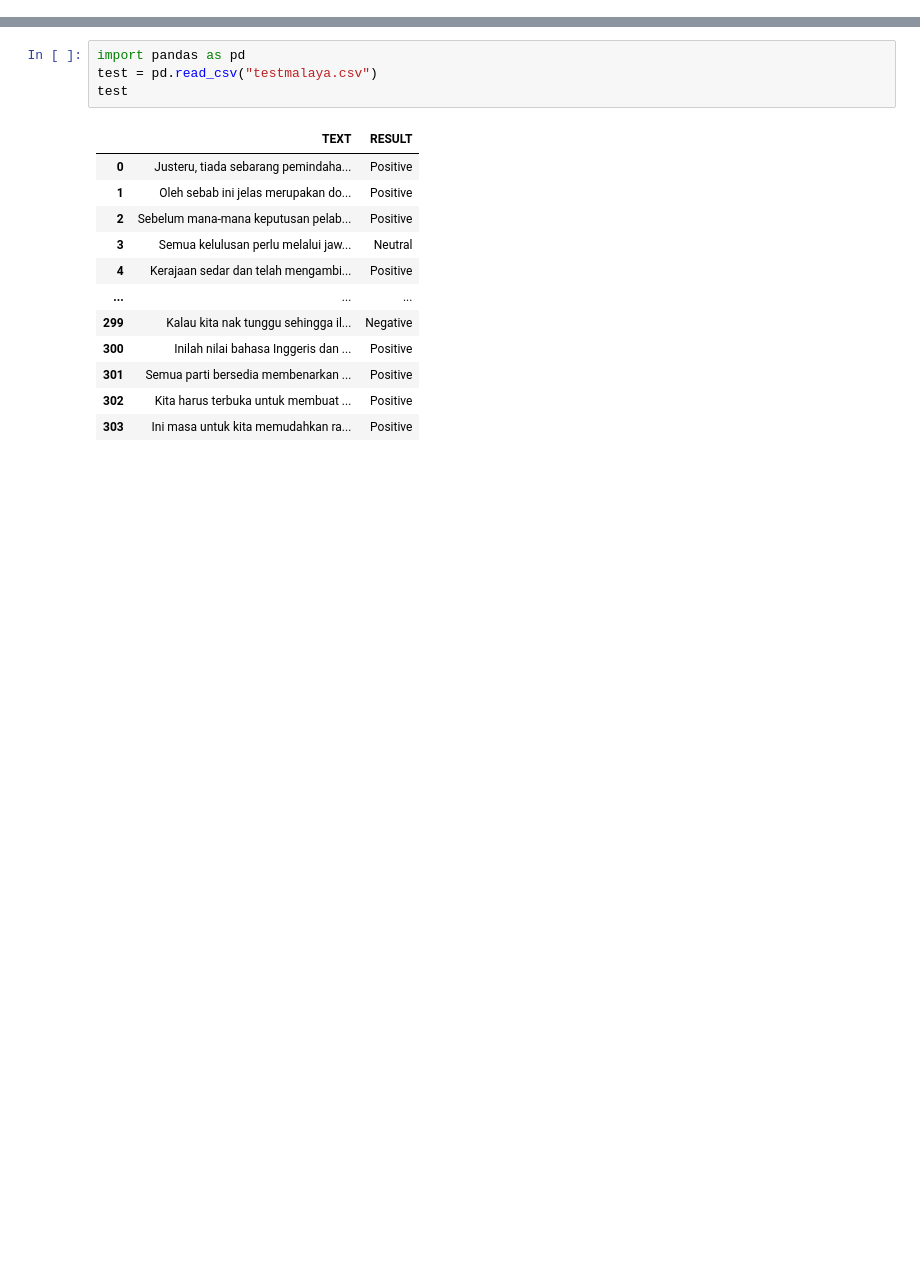
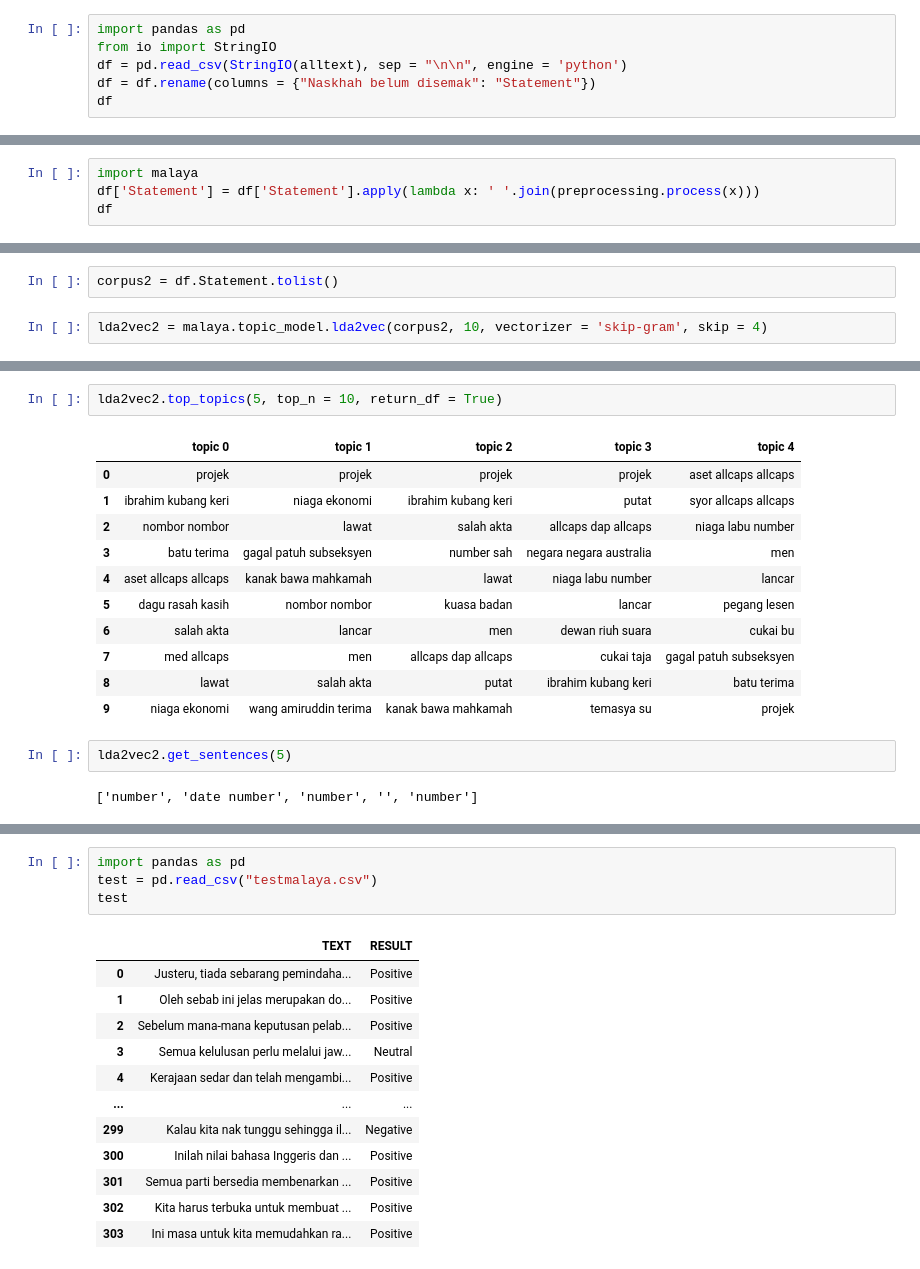
Before and after one commit to atlas-github/Hansard_Analysis, a Jupyter notebook: Hansard_TopicModelling.ipynb, the cells around one changed output, grey strips where cells are left out. Saved outputs shown, nothing was run; the diff lists cells and outputs as text; blank space fills up the shorter version.

```diff
--- a/Hansard_TopicModelling.ipynb
+++ b/Hansard_TopicModelling.ipynb
@@ -2,0 +23,6 @@
+# %%
+import pandas as pd
+from io import StringIO
+df = pd.read_csv(StringIO(alltext), sep = "\n\n", engine = 'python')
+df = df.rename(columns = {"Naskhah belum disemak": "Statement"})
+df
@@ -2,0 +43,4 @@
+# %%
+import malaya
+df['Statement'] = df['Statement'].apply(lambda x: ' '.join(preprocessing.process(x)))
+df
@@ -2,0 +61,4 @@
+# %%
+corpus2 = df.Statement.tolist()
+# %%
+lda2vec2 = malaya.topic_model.lda2vec(corpus2, 10, vectorizer = 'skip-gram', skip = 4)
@@ -2,0 +83,18 @@
+# %%
+lda2vec2.top_topics(5, top_n = 10, return_df = True)
+# %% [output]
+|  | topic 0 | topic 1 | topic 2 | topic 3 | topic 4 |
+| 0 | projek | projek | projek | projek | aset allcaps allcaps |
+| 1 | ibrahim kubang keri | niaga ekonomi | ibrahim kubang keri | putat | syor allcaps allcaps |
+| 2 | nombor nombor | lawat | salah akta | allcaps dap allcaps | niaga labu number |
+| 3 | batu terima | gagal patuh subseksyen | number sah | negara negara australia | men |
+| 4 | aset allcaps allcaps | kanak bawa mahkamah | lawat | niaga labu number | lancar |
+| 5 | dagu rasah kasih | nombor nombor | kuasa badan | lancar | pegang lesen |
+| 6 | salah akta | lancar | men | dewan riuh suara | cukai bu |
+| 7 | med allcaps | men | allcaps dap allcaps | cukai taja | gagal patuh subseksyen |
+| 8 | lawat | salah akta | putat | ibrahim kubang keri | batu terima |
+| 9 | niaga ekonomi | wang amiruddin terima | kanak bawa mahkamah | temasya su | projek |
+# %%
+lda2vec2.get_sentences(5)
+# %% [output]
+['number', 'date number', 'number', '', 'number']
```
Also changed, not shown: parts of 15 cells of this notebook.
